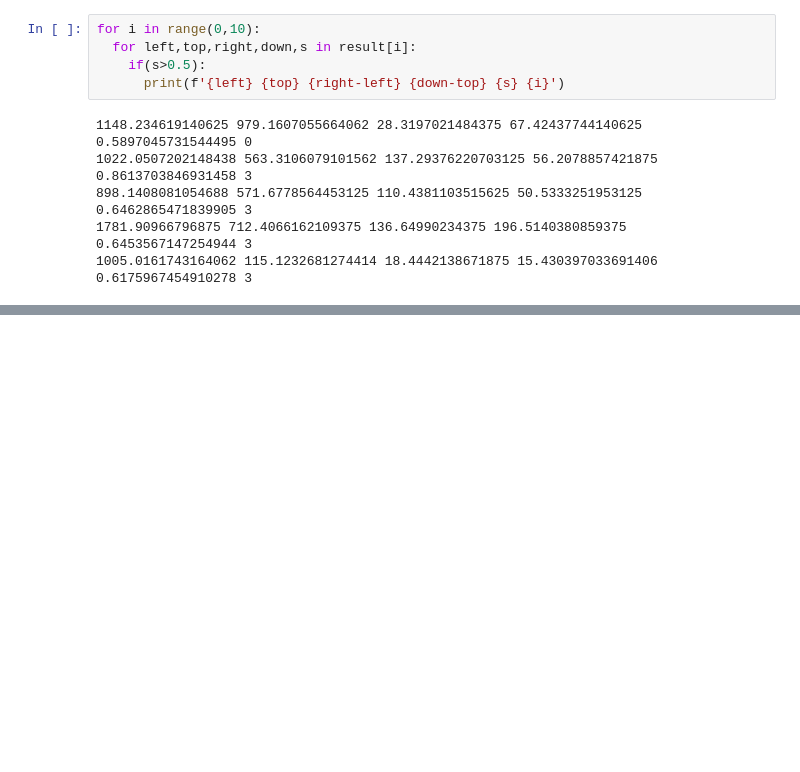
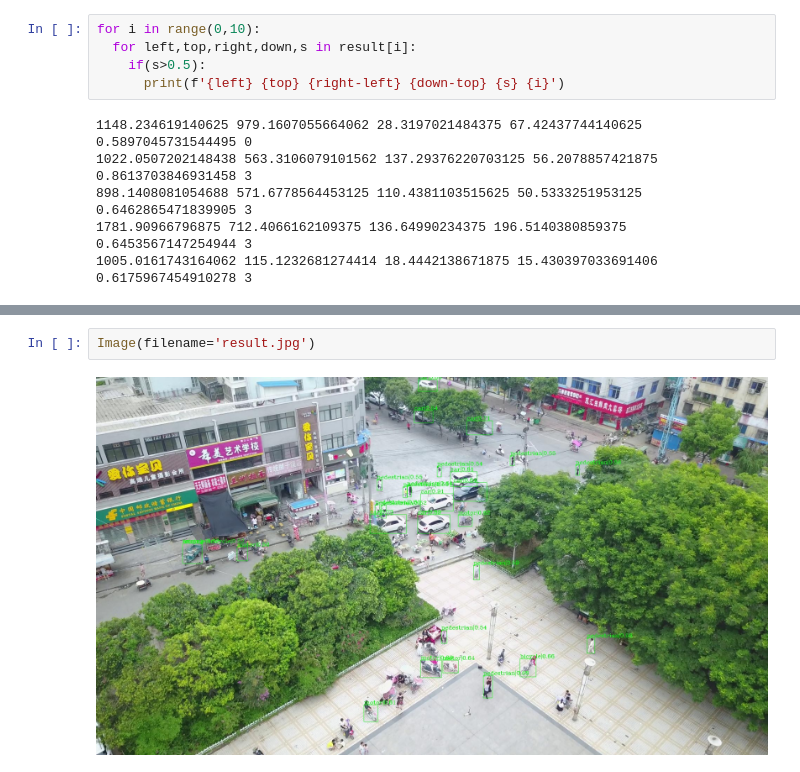
Before and after one commit to woodychang0611/VisDrone, a Jupyter notebook: VisDronePredict.ipynb, the cells around one changed output, grey strips where cells are left out. Cells and saved outputs as stored; diff of their text form; blank space fills up the shorter version.

```diff
--- a/VisDronePredict.ipynb
+++ b/VisDronePredict.ipynb
@@ -129,0 +140,4 @@ zipp==3.1.0
+# %%
+Image(filename='result.jpg')
+# %% [output]
+[figure, added]
```
Also changed, not shown: parts of 6 cells of this notebook.
